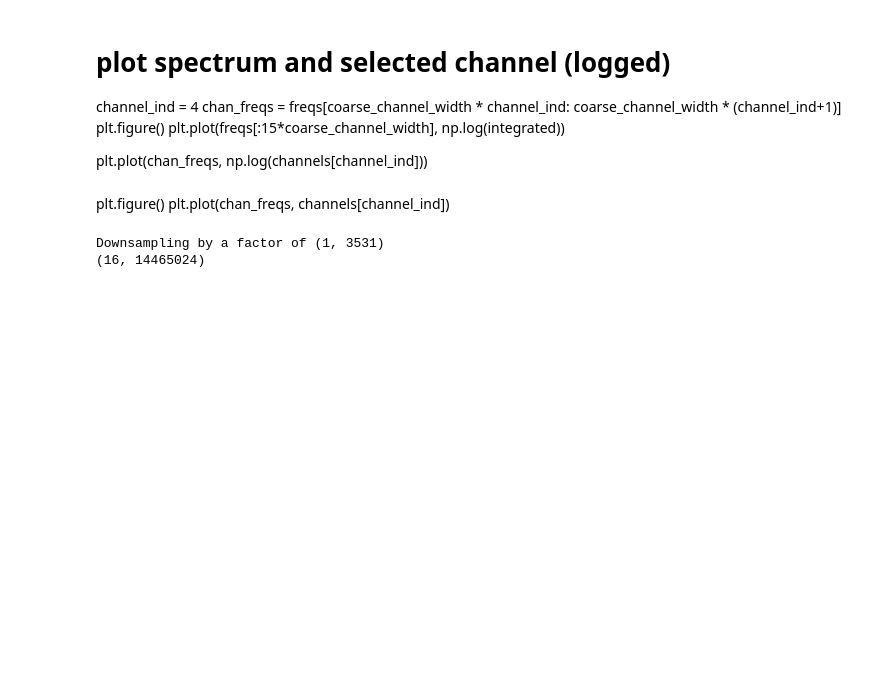
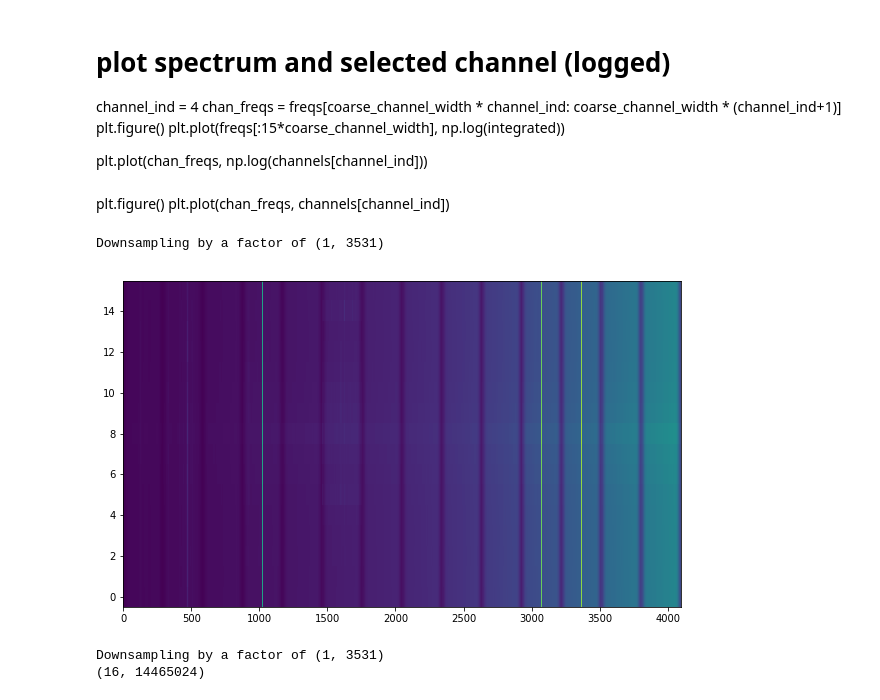
Before and after one commit to FX196/SETI-Energy-Detection, a Jupyter notebook: Bandpass Removal.ipynb, the cells around one changed output. Cells and saved outputs as stored; diff of their text form; code cells hidden in the pictures; blank space fills up the shorter version.

```diff
--- a/Bandpass Removal.ipynb
+++ b/Bandpass Removal.ipynb
@@ -75,7 +75,10 @@ plt.plot(chan_freqs, np.log(channels[channel_ind]))
 plt.figure()
 plt.plot(chan_freqs, channels[channel_ind])
 # %%
-orig_block1 = np.load("original_a/0.npy")
+orig_block1 = np.load("GBT_57532_09539_HIP56445_fine/original/0.npy")
 orig_block1 = orig_block1[:,0,:]
 plot_segment(orig_block1)
+# %% [output]
+Downsampling by a factor of (1, 3531)
+[figure, added]
 # %%
```
Also changed, not shown: parts of 2 cells of this notebook, 3 other files.
